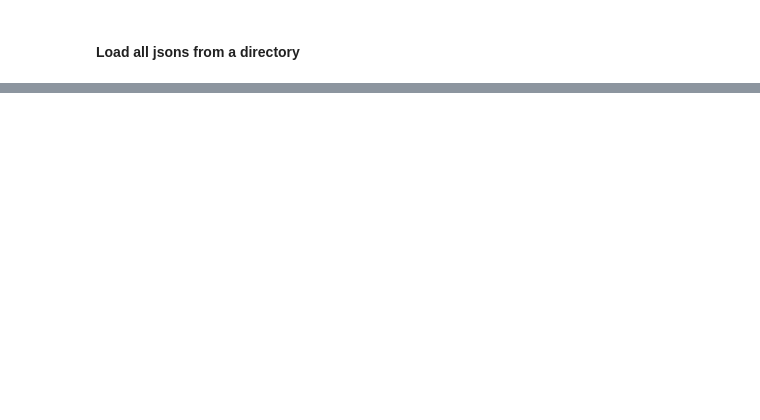
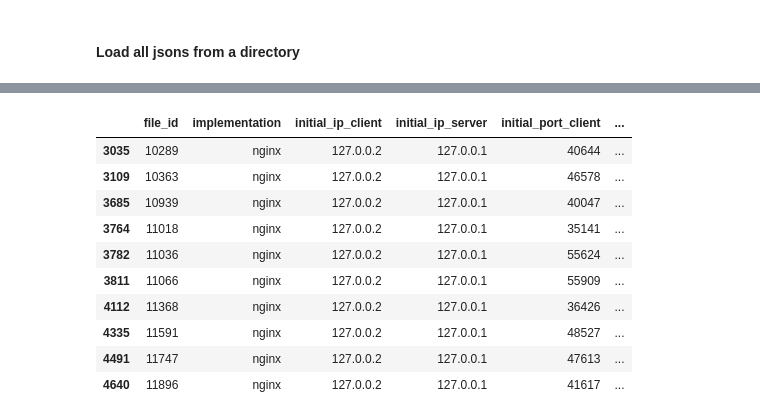
Before and after one commit to imets01/synthetic_network_data_gen, a Jupyter notebook: high_level_features/high_level_dataset_generation_script.ipynb, the cells around one changed output, grey strips where cells are left out. Cells and saved outputs as stored; diff of their text form; code cells hidden in the pictures; blank space fills up the shorter version.

```diff
--- a/high_level_features/high_level_dataset_generation_script.ipynb
+++ b/high_level_features/high_level_dataset_generation_script.ipynb
@@ -692 +708,15 @@ Final DataFrame with all extracted features:
+# %%
+df[df['migration_type']=='NO_MIGRATION'].sort_values('file_id')
+# %% [output]
+|  | file_id | implementation | initial_ip_client | initial_ip_server | initial_port_client | ... |
+| 3035 | 10289 | nginx | 127.0.0.2 | 127.0.0.1 | 40644 | ... |
+| 3109 | 10363 | nginx | 127.0.0.2 | 127.0.0.1 | 46578 | ... |
+| 3685 | 10939 | nginx | 127.0.0.2 | 127.0.0.1 | 40047 | ... |
+| 3764 | 11018 | nginx | 127.0.0.2 | 127.0.0.1 | 35141 | ... |
+| 3782 | 11036 | nginx | 127.0.0.2 | 127.0.0.1 | 55624 | ... |
+| 3811 | 11066 | nginx | 127.0.0.2 | 127.0.0.1 | 55909 | ... |
+| 4112 | 11368 | nginx | 127.0.0.2 | 127.0.0.1 | 36426 | ... |
+| 4335 | 11591 | nginx | 127.0.0.2 | 127.0.0.1 | 48527 | ... |
+| 4491 | 11747 | nginx | 127.0.0.2 | 127.0.0.1 | 47613 | ... |
+| 4640 | 11896 | nginx | 127.0.0.2 | 127.0.0.1 | 41617 | ... |
 # %%
```
Also changed, not shown: parts of 13 cells of this notebook, 8 other files.
